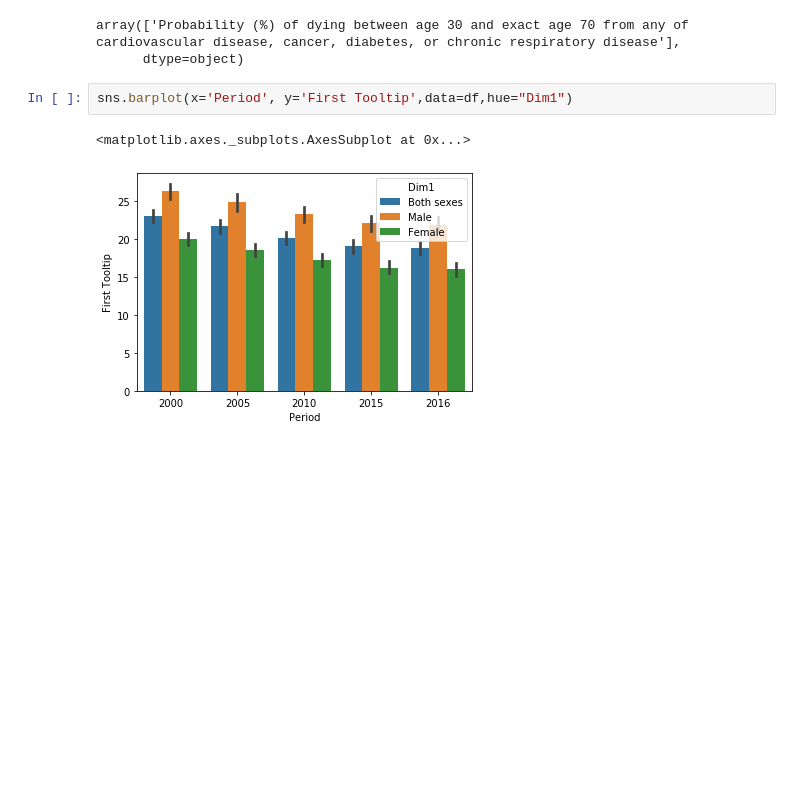
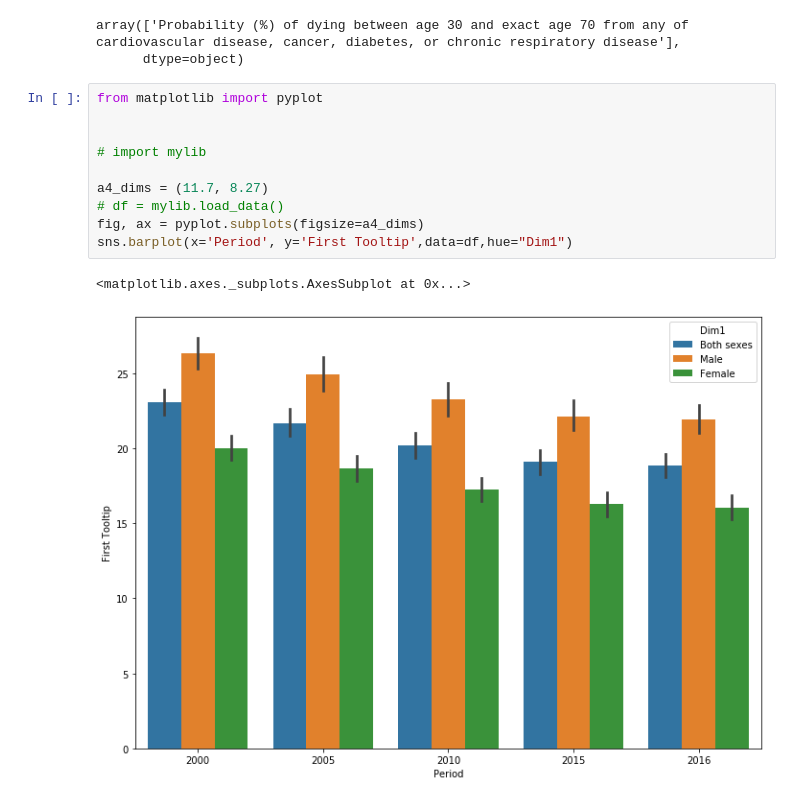
Before and after one commit to divitrao/world_health, a Jupyter notebook: health .ipynb, the cells around one changed output. Drawn from its saved outputs; the diff is of its cells as text; blank space fills up the shorter version.

```diff
--- a/health .ipynb
+++ b/health .ipynb
@@ -97,7 +97,15 @@ df.Indicator.unique()
 array(['Probability (%) of dying between age 30 and exact age 70 from any of cardiovascular disease, cancer, diabetes, or chronic respiratory disease'],
       dtype=object)
 # %%
+from matplotlib import pyplot
+
+
+# import mylib
+
+a4_dims = (11.7, 8.27)
+# df = mylib.load_data()
+fig, ax = pyplot.subplots(figsize=a4_dims)
 sns.barplot(x='Period', y='First Tooltip',data=df,hue="Dim1")
 # %% [output]
 <matplotlib.axes._subplots.AxesSubplot at 0x...>
-[figure, old version]
+[figure, new version]
```
